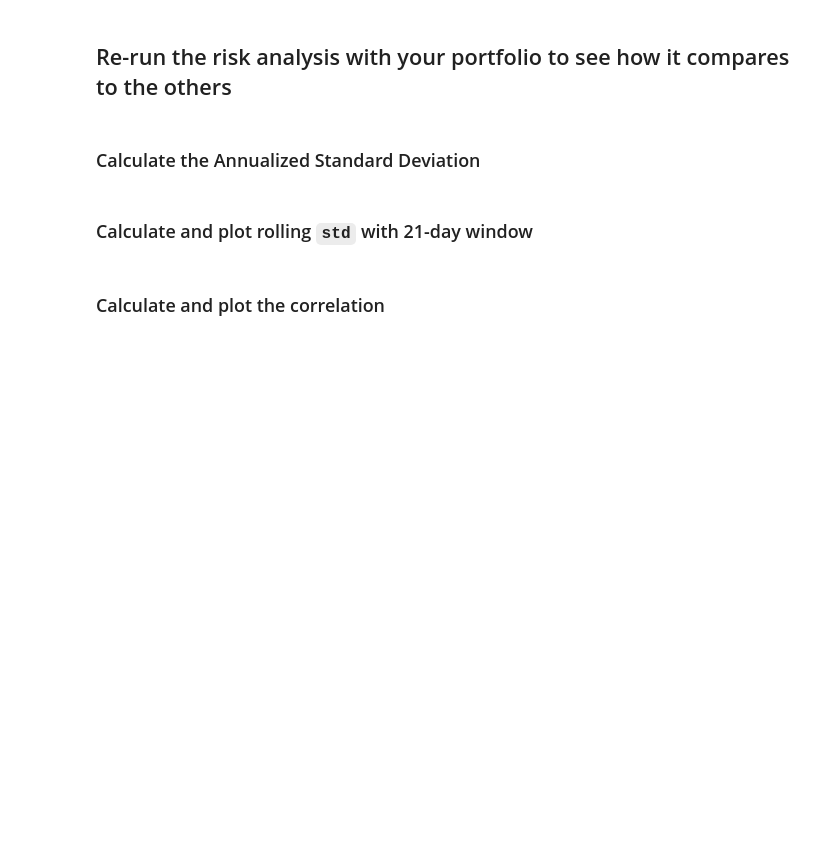
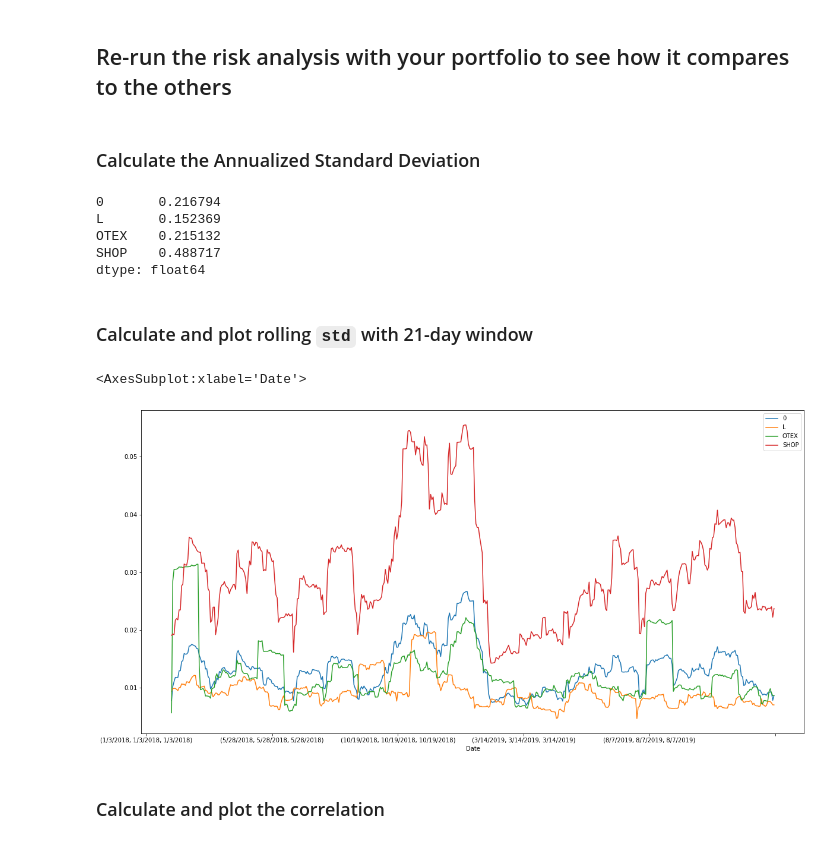
Before and after one commit to XuYanRong/Unit-4-Homework, a Jupyter notebook: whale_analysis.ipynb, the cells around one changed output. Saved outputs shown, nothing was run; the diff lists cells and outputs as text; code cells hidden in the pictures; blank space fills up the shorter version.

```diff
--- a/whale_analysis.ipynb
+++ b/whale_analysis.ipynb
@@ -420,6 +479,6 @@ In this section, you will build your own portfolio of stocks, calculate the retu
 # %%
 # Calculate daily returns
-
-# Drop NAs
+daily_stock = combined_stock.pct_change()
 
 # Display sample data
+daily_stock
@@ -430,5 +504,6 @@ In this section, you will build your own portfolio of stocks, calculate the retu
 weights = [1/3, 1/3, 1/3]
 
 # Calculate portfolio return
-
+portfolio_returns = daily_stock.dot(weights)
 # Display sample data
+portfolio_returns
@@ -436,3 +525,5 @@ weights = [1/3, 1/3, 1/3]
 ## Join your portfolio returns to the DataFrame that contains all of the portfolio returns
 # %%
 # Join your returns DataFrame to the original returns DataFrame
+all_portfolio = pd.concat([portfolio_returns, daily_stock], axis="columns", join="inner")
+all_portfolio
@@ -439,2 +545,4 @@ weights = [1/3, 1/3, 1/3]
 # %%
 # Only compare dates where return data exists for all the stocks (drop NaNs)
+all_portfolio = all_portfolio.dropna().copy()
+all_portfolio
@@ -444,12 +567,25 @@ weights = [1/3, 1/3, 1/3]
 ### Calculate the Annualized Standard Deviation
 # %%
 # Calculate the annualized `std`
+ann_std = all_portfolio.std() * np.sqrt(252)
+ann_std
+# %% [output]
+0       0.216794
+L       0.152369
+OTEX    0.215132
+SHOP    0.488717
+dtype: float64
 # %% [markdown]
 ### Calculate and plot rolling `std` with 21-day window
 # %%
 # Calculate rolling standard deviation
+all_rolling_std = all_portfolio.rolling(window=21).std()
 
 # Plot rolling standard deviation
+all_rolling_std.plot(figsize=(20, 10))
+# %% [output]
+<AxesSubplot:xlabel='Date'>
+[figure, added]
 # %% [markdown]
 ### Calculate and plot the correlation
 # %%
```
Also changed, not shown: parts of 19 cells of this notebook.
